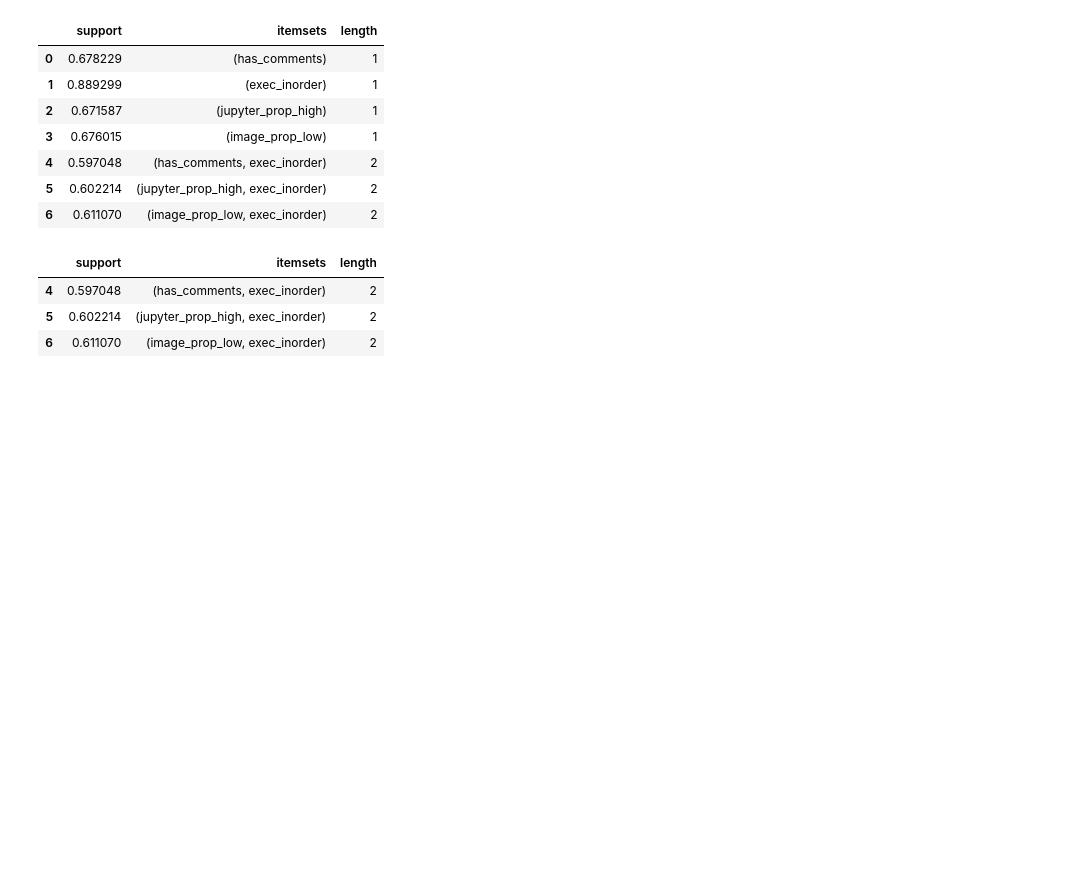
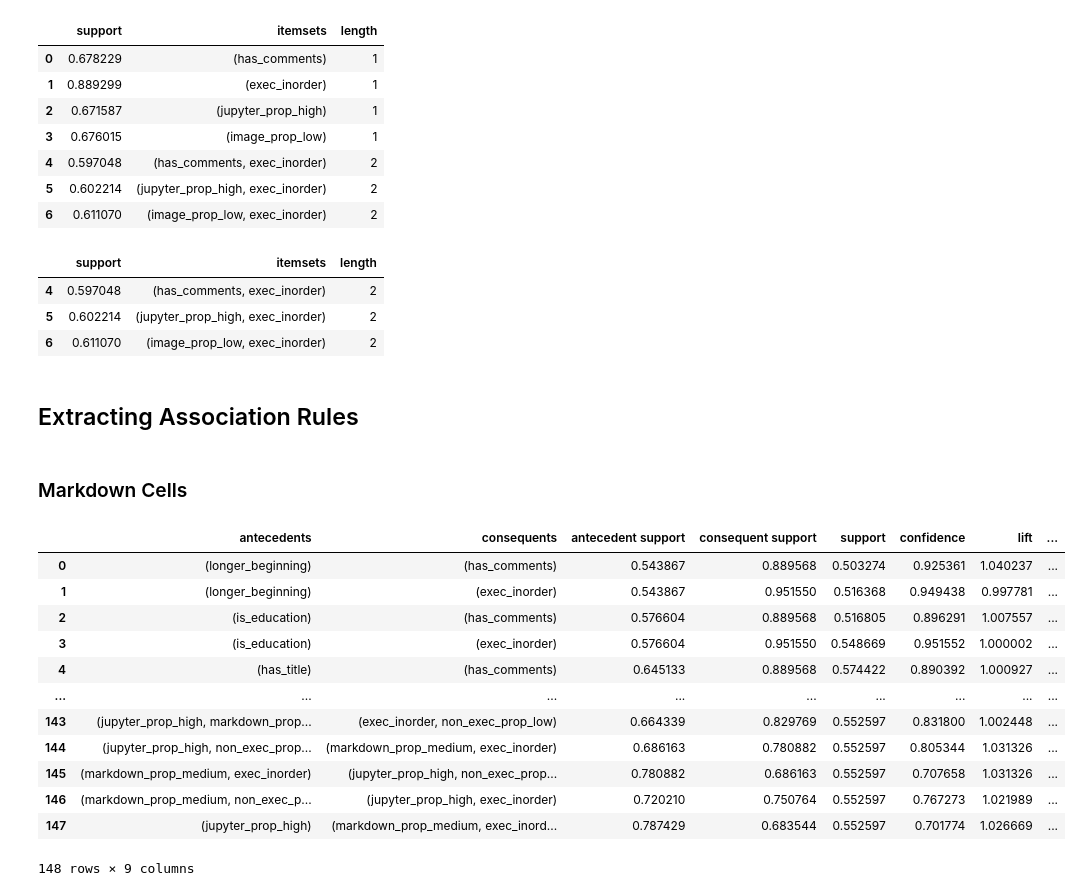
Before and after one commit to Isabel-Gan/quantifying-notebook-features, a Jupyter notebook: output/complete-runs/analysis/cat-factor-analysis.ipynb, the cells around one changed output. Saved outputs shown, nothing was run; the diff lists cells and outputs as text; code cells hidden in the pictures; blank space fills up the shorter version.

```diff
--- a/output/complete-runs/analysis/cat-factor-analysis.ipynb
+++ b/output/complete-runs/analysis/cat-factor-analysis.ipynb
@@ -661,3 +661,25 @@ no_md_itemsets[no_md_itemsets['length'] >= 2]
 | 4 | 0.597048 | (has_comments, exec_inorder) | 2 |
 | 5 | 0.602214 | (jupyter_prop_high, exec_inorder) | 2 |
 | 6 | 0.611070 | (image_prop_low, exec_inorder) | 2 |
+# %% [markdown]
+## Extracting Association Rules
+# %% [markdown]
+### Markdown Cells
+# %%
+# use the itemsets to extract association rules
+md_association_rules = association_rules(md_itemsets, metric = 'confidence', min_threshold = 0.7)
+md_association_rules
+# %% [output]
+|  | antecedents | consequents | antecedent support | consequent support | support | confidence | lift | ... |
+| 0 | (longer_beginning) | (has_comments) | 0.543867 | 0.889568 | 0.503274 | 0.925361 | 1.040237 | ... |
+| 1 | (longer_beginning) | (exec_inorder) | 0.543867 | 0.951550 | 0.516368 | 0.949438 | 0.997781 | ... |
+| 2 | (is_education) | (has_comments) | 0.576604 | 0.889568 | 0.516805 | 0.896291 | 1.007557 | ... |
+| 3 | (is_education) | (exec_inorder) | 0.576604 | 0.951550 | 0.548669 | 0.951552 | 1.000002 | ... |
+| 4 | (has_title) | (has_comments) | 0.645133 | 0.889568 | 0.574422 | 0.890392 | 1.000927 | ... |
+| ... | ... | ... | ... | ... | ... | ... | ... | ... |
+| 143 | (jupyter_prop_high, markdown_prop... | (exec_inorder, non_exec_prop_low) | 0.664339 | 0.829769 | 0.552597 | 0.831800 | 1.002448 | ... |
+| 144 | (jupyter_prop_high, non_exec_prop... | (markdown_prop_medium, exec_inorder) | 0.686163 | 0.780882 | 0.552597 | 0.805344 | 1.031326 | ... |
+| 145 | (markdown_prop_medium, exec_inorder) | (jupyter_prop_high, non_exec_prop... | 0.780882 | 0.686163 | 0.552597 | 0.707658 | 1.031326 | ... |
+| 146 | (markdown_prop_medium, non_exec_p... | (jupyter_prop_high, exec_inorder) | 0.720210 | 0.750764 | 0.552597 | 0.767273 | 1.021989 | ... |
+| 147 | (jupyter_prop_high) | (markdown_prop_medium, exec_inord... | 0.787429 | 0.683544 | 0.552597 | 0.701774 | 1.026669 | ... |
+148 rows × 9 columns
```
Also changed, not shown: parts of 7 cells of this notebook.
